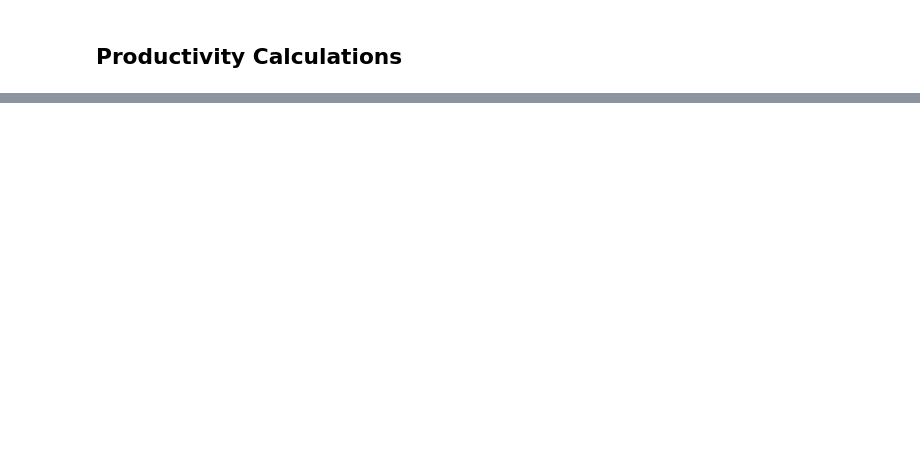
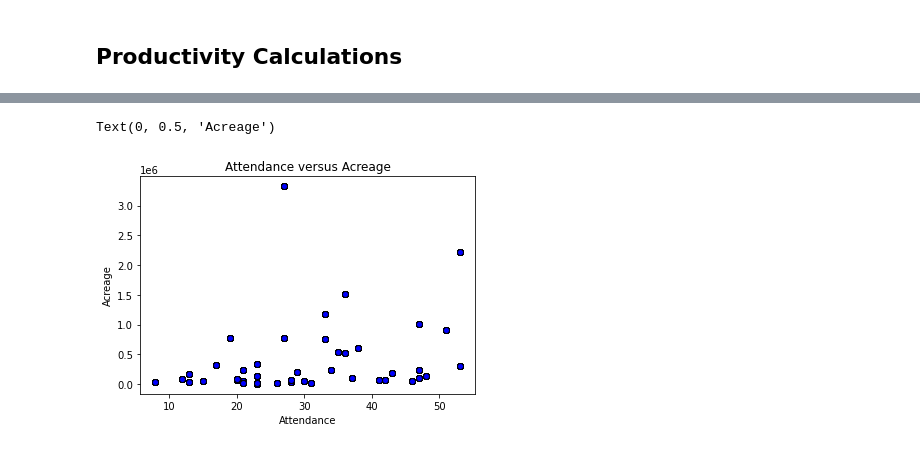
Before and after one commit to mregpala/project-national-park-performance, a Jupyter notebook: NationalParkAnalysis.ipynb, the cells around one changed output, grey strips where cells are left out. Saved outputs shown, nothing was run; the diff lists cells and outputs as text; code cells hidden in the pictures; blank space fills up the shorter version.

```diff
--- a/NationalParkAnalysis.ipynb
+++ b/NationalParkAnalysis.ipynb
@@ -911,0 +846,28 @@ Productivity_det_regression_df.head()
+# %%
+acreage_df=Budget2010_df.loc[:,["Operation of Nat Park","FY 2008 Federal Acreage"]]
+acreage_df = acreage_df.rename(columns={"Operation of Nat Park":"Park Name", "FY 2008 Federal Acreage": "Park Acreage"})
+acreage_df= acreage_df[acreage_df["Park Name"].str.contains("NP")]
+acreage_df
+
+
+
+Budget_Attendance_final_df = pd.merge(Budget_Attendance_final_df,acreage_df ,how="inner", on=["Park Name"])
+# %%
+Analysis=Budget_Attendance_final_df.loc[:,["AdjBudg(dollars in thousands)","Visits", "Park Acreage","Activity Count", "Park Name", "Year"]]
+Analysis
+Activity_Count = Analysis["Activity Count"].values.tolist()
+Budget = Analysis["AdjBudg(dollars in thousands)"].values.tolist()
+Visits = Analysis["Visits"].values.tolist()
+Year=Analysis["Year"].values.tolist()
+Acreage=Analysis["Park Acreage"].values.tolist()
+# Budget, =plt.plot(Year,Budget, color = "green", label= "Visits")
+# Attendance, =plt.plot(Year,Visits, color = "red", label= "Visits")
+Operation =plt.scatter(Activity_Count,Acreage, color = "blue", label= "Visits",edgecolors="black")
+# plt.xlim(2005,2022)
+# plt.ylim(5,11000)
+plt.title("Attendance versus Acreage")
+plt.xlabel("Attendance")
+plt.ylabel("Acreage")
+# %% [output]
+Text(0, 0.5, 'Acreage')
+[figure, added]
```
Also changed, not shown: parts of 14 cells of this notebook.
